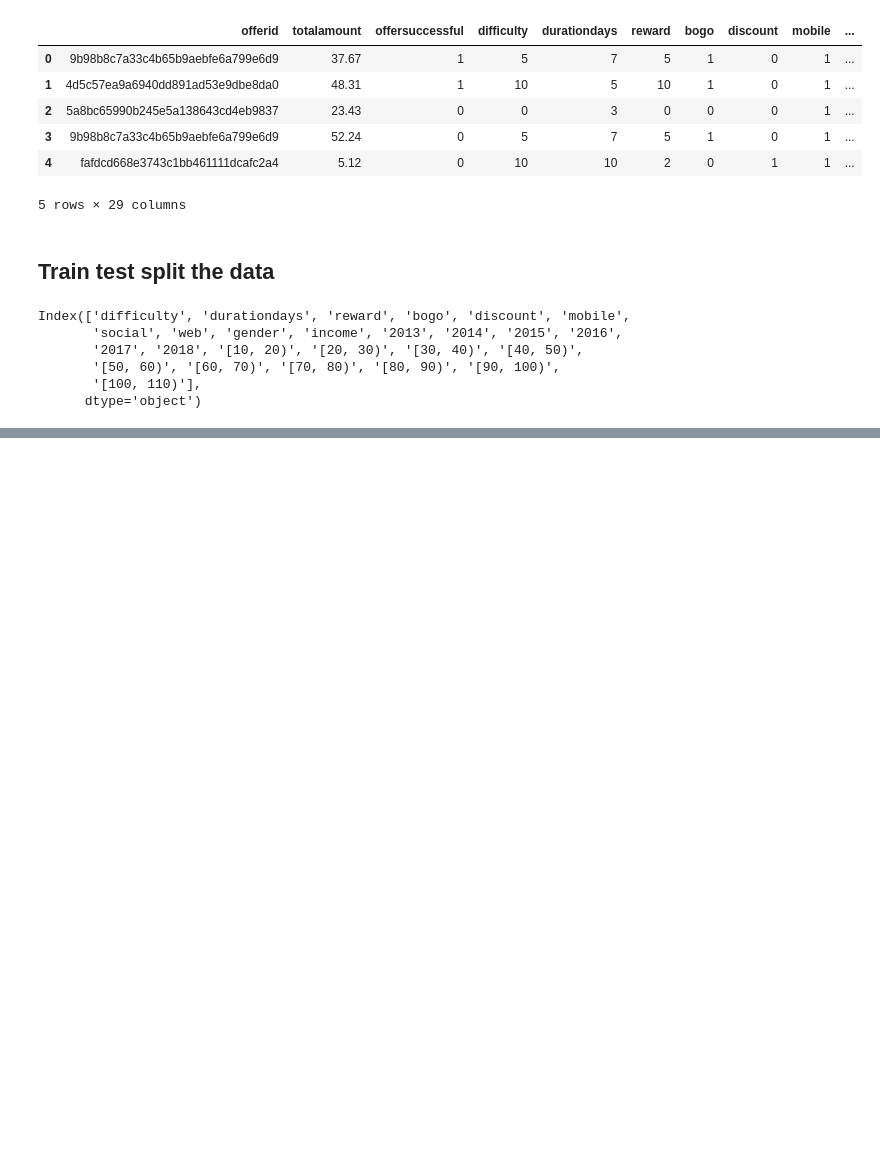
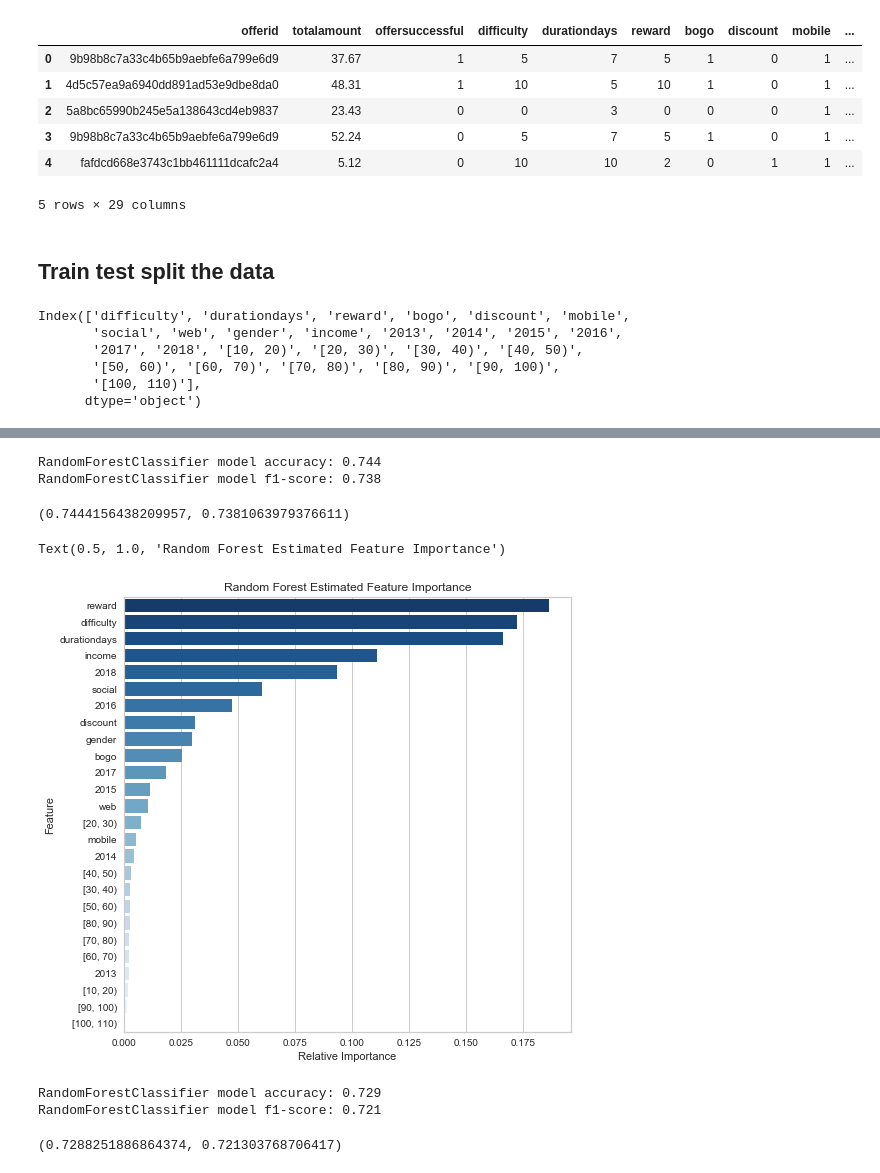
Before and after one commit to xixiaodong/Starbucks-customer-segmentation, a Jupyter notebook: Starbucks_Capstone_notebook.ipynb, the cells around one changed output, grey strips where cells are left out. Saved outputs shown, nothing was run; the diff lists cells and outputs as text; code cells hidden in the pictures; blank space fills up the shorter version.

```diff
--- a/Starbucks_Capstone_notebook.ipynb
+++ b/Starbucks_Capstone_notebook.ipynb
@@ -720,0 +709,43 @@ customers.head()
+# %%
+evaluate_model_performance(rf_random.best_estimator_,
+                           X_train,
+                           y_train)
+# %% [output]
+RandomForestClassifier model accuracy: 0.744
+RandomForestClassifier model f1-score: 0.738
+(0.7444156438209957, 0.7381063979376611)
+# %%
+relative_importance = rf_random.best_estimator_.feature_importances_
+relative_importance = relative_importance / np.sum(relative_importance)
+
+feature_importance =\
+    pd.DataFrame(list(zip(variable_names,
+                          relative_importance)),
+                 columns=['feature', 'relativeimportance'])
+
+feature_importance = feature_importance.sort_values('relativeimportance',
+                                                    ascending=False)
+
+feature_importance = feature_importance.reset_index(drop=True)
+
+palette = sns.color_palette("Blues_r", feature_importance.shape[0])
+
+plt.figure(figsize=(8, 8))
+sns.barplot(x='relativeimportance',
+            y='feature',
+            data=feature_importance,
+            palette=palette)
+plt.xlabel('Relative Importance')
+plt.ylabel('Feature')
+plt.title('Random Forest Estimated Feature Importance')
+# %% [output]
+Text(0.5, 1.0, 'Random Forest Estimated Feature Importance')
+[figure, added]
+# %%
+evaluate_model_performance(rf_random.best_estimator_,
+                           X_test,
+                           y_test)
+# %% [output]
+RandomForestClassifier model accuracy: 0.729
+RandomForestClassifier model f1-score: 0.721
+(0.7288251886864374, 0.721303768706417)
```
Also changed, not shown: parts of 41 cells of this notebook.
